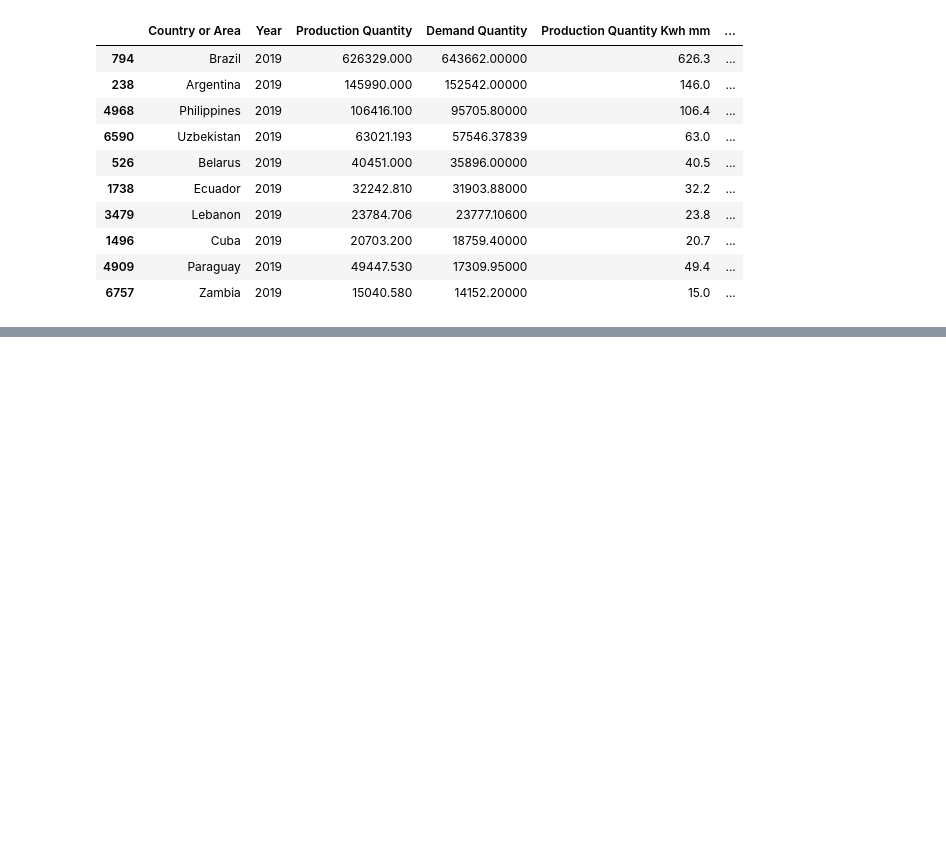
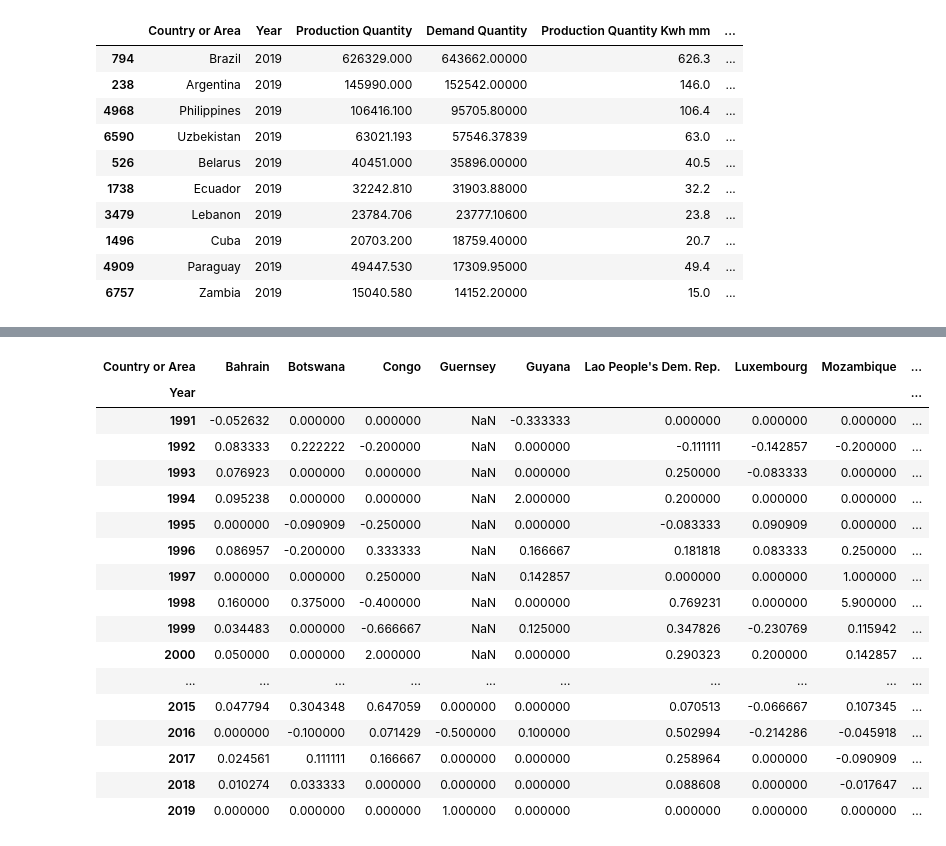
Before and after one commit to nss-data-science-cohort-5/un_exploration-ZhenyaC, a Jupyter notebook: notebooks/electricty22.ipynb, the cells around one changed output, grey strips where cells are left out. Drawn from its saved outputs; the diff is of its cells as text; code cells hidden in the pictures; blank space fills up the shorter version.

```diff
--- a/notebooks/electricty22.ipynb
+++ b/notebooks/electricty22.ipynb
@@ -202,0 +240,10 @@ production_all_years.plot(x='Year',y='Production Quantity', kind ="line")
+# %%
+production_demand_quantity.sort_values(['Country or Area', 'Year', 'Production Quantity Kwh mm'], ascending=(True, True, True)).head()
+#production_demand_quantity.loc[:, "Production Quantity Ch%"]=production_demand_quantity.loc[:, "Production Quantity Kwh mm"].diff()
+production_demand_quantity.loc[:, "Production Quantity Ch%"]=production_demand_quantity.loc[:, "Production Quantity"].pct_change()
+production_demand_quantity.loc[:, "Demand Quantity Ch%"]=production_demand_quantity.loc[:, "Demand Quantity"].pct_change()
+production_demand_quantity.head()
+#production_demand_quantity.sort_values('Production Quantity Ch%', ascending = False).head(20)
+
+#production_demand_quantity.loc[:, "Production Quantity"].pct_change().sort_values(ascending = False).head(20
+production_demand_quantity.sort_values(['Country or Area', 'Year'], ascending=(True, True)).head()
@@ -202,0 +259,5 @@ production_all_years.plot(x='Year',y='Production Quantity', kind ="line")
+# %%
+df_one = pd.pivot_table(production_demand_quantity,values='Production Quantity Kwh mm',index='Year',columns='Country or Area')
+df_two = df_one.pct_change()
+df_two.apply(lambda x: x*100)
+df_two.iloc[1:,:]
@@ -202,0 +284,24 @@ production_all_years.plot(x='Year',y='Production Quantity', kind ="line")
+# %%
+df_summary = df_two.iloc[1:,:].describe()
+clean_summary= df_summary.iloc[-1,:].dropna()
+top_prod_changers = clean_summary[clean_summary != np.inf].sort_values(ascending=False)[:10].index
+df_two.iloc[1:, np.argwhere(df_two.columns.isin(top_prod_changers)).flatten()]
+# %% [output]
+| Country or Area | Bahrain | Botswana | Congo | Guernsey | Guyana | Lao People's Dem. Rep. | Luxembourg | Mozambique | ... |
+| Year |  |  |  |  |  |  |  |  | ... |
+| 1991 | -0.052632 | 0.000000 | 0.000000 | NaN | -0.333333 | 0.000000 | 0.000000 | 0.000000 | ... |
+| 1992 | 0.083333 | 0.222222 | -0.200000 | NaN | 0.000000 | -0.111111 | -0.142857 | -0.200000 | ... |
+| 1993 | 0.076923 | 0.000000 | 0.000000 | NaN | 0.000000 | 0.250000 | -0.083333 | 0.000000 | ... |
+| 1994 | 0.095238 | 0.000000 | 0.000000 | NaN | 2.000000 | 0.200000 | 0.000000 | 0.000000 | ... |
+| 1995 | 0.000000 | -0.090909 | -0.250000 | NaN | 0.000000 | -0.083333 | 0.090909 | 0.000000 | ... |
+| 1996 | 0.086957 | -0.200000 | 0.333333 | NaN | 0.166667 | 0.181818 | 0.083333 | 0.250000 | ... |
+| 1997 | 0.000000 | 0.000000 | 0.250000 | NaN | 0.142857 | 0.000000 | 0.000000 | 1.000000 | ... |
+| 1998 | 0.160000 | 0.375000 | -0.400000 | NaN | 0.000000 | 0.769231 | 0.000000 | 5.900000 | ... |
+| 1999 | 0.034483 | 0.000000 | -0.666667 | NaN | 0.125000 | 0.347826 | -0.230769 | 0.115942 | ... |
+| 2000 | 0.050000 | 0.000000 | 2.000000 | NaN | 0.000000 | 0.290323 | 0.200000 | 0.142857 | ... |
+| ... | ... | ... | ... | ... | ... | ... | ... | ... | ... |
+| 2015 | 0.047794 | 0.304348 | 0.647059 | 0.000000 | 0.000000 | 0.070513 | -0.066667 | 0.107345 | ... |
+| 2016 | 0.000000 | -0.100000 | 0.071429 | -0.500000 | 0.100000 | 0.502994 | -0.214286 | -0.045918 | ... |
+| 2017 | 0.024561 | 0.111111 | 0.166667 | 0.000000 | 0.000000 | 0.258964 | 0.000000 | -0.090909 | ... |
+| 2018 | 0.010274 | 0.033333 | 0.000000 | 0.000000 | 0.000000 | 0.088608 | 0.000000 | -0.017647 | ... |
+| 2019 | 0.000000 | 0.000000 | 0.000000 | 1.000000 | 0.000000 | 0.000000 | 0.000000 | 0.000000 | ... |
```
Also changed, not shown: parts of 10 cells of this notebook.
